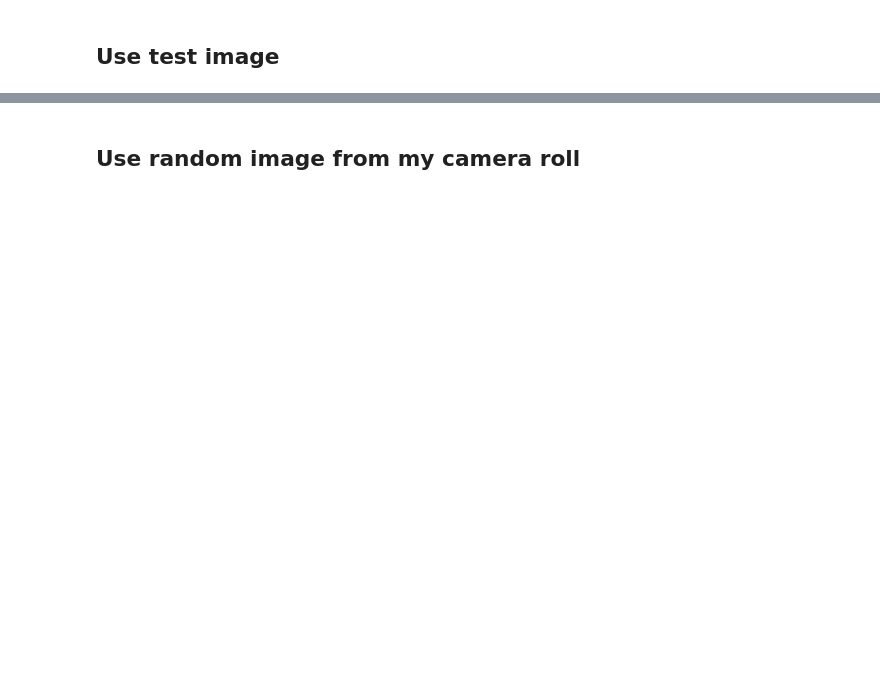
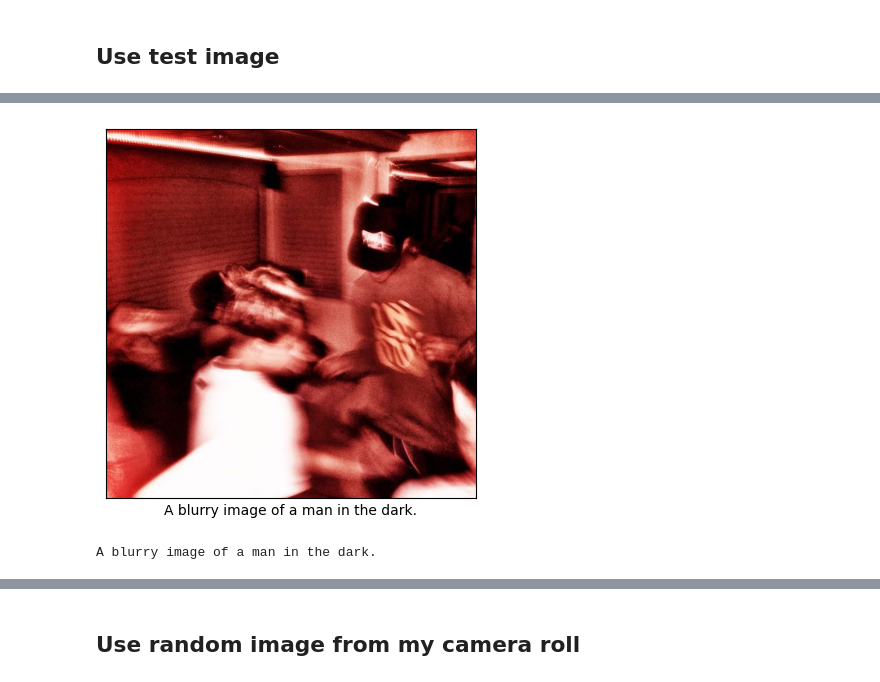
Before and after one commit to olafbrah/ClipCap-for-Instagram-Captioning, a Jupyter notebook: test_pretrained/mlp_inference_demo.ipynb, the cells around one changed output, grey strips where cells are left out. Saved outputs shown, nothing was run; the diff lists cells and outputs as text; code cells hidden in the pictures; blank space fills up the shorter version.

```diff
--- a/test_pretrained/mlp_inference_demo.ipynb
+++ b/test_pretrained/mlp_inference_demo.ipynb
@@ -251,4 +251,9 @@ model_finetuned = CaptionModel(prefix_length)
 model_finetuned.load_state_dict(torch.load("base_weights.pt", map_location=CPU), strict=False)
 model_finetuned = model_finetuned.eval()
 model_finetuned = model_finetuned.to(device)
+# %%
+model_lora_finetuned = CaptionModel(prefix_length)
+model_lora_finetuned.load_state_dict(torch.load("LoRA_4_weights.pt", map_location=CPU), strict=False)
+model_lora_finetuned = model_finetuned.eval()
+model_lora_finetuned = model_finetuned.to(device)
 # %%
@@ -285,3 +317,5 @@ generated_text_finetuned_prompt = generate(model_finetuned_prompted, tokenizer,
+# %%
+generated_text_lora = generate(model_lora_finetuned, tokenizer, embed=prefix_embedding)
 # %%
 plt.imshow(pil_image)
 plt.yticks([])
@@ -303,3 +343,13 @@ plt.show()
+# %%
+plt.imshow(pil_image)
+plt.yticks([])
+plt.xticks([])
+plt.xlabel(generated_text_lora)
+plt.show()
+print(generated_text_lora)
+# %% [output]
+[figure, added]
+A blurry image of a man in the dark.
 # %%
 plt.imshow(pil_image)
 plt.yticks([])
```
Also changed, not shown: parts of 11 cells of this notebook.
